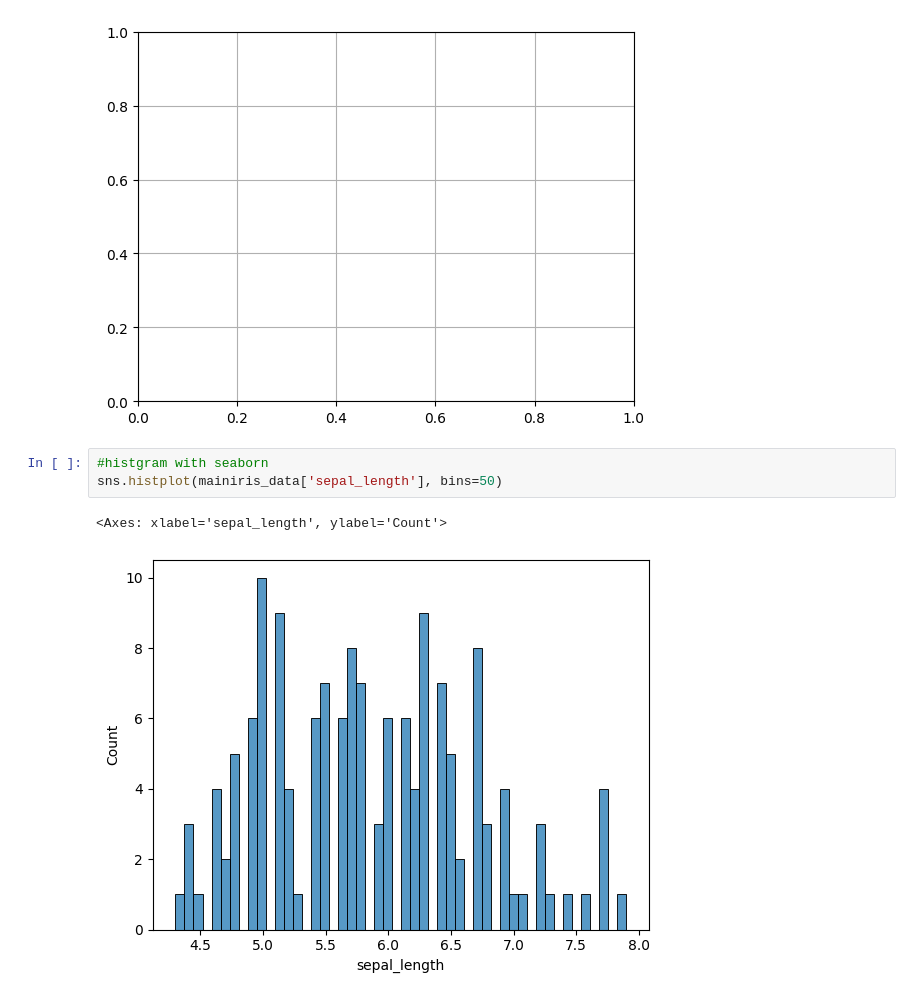
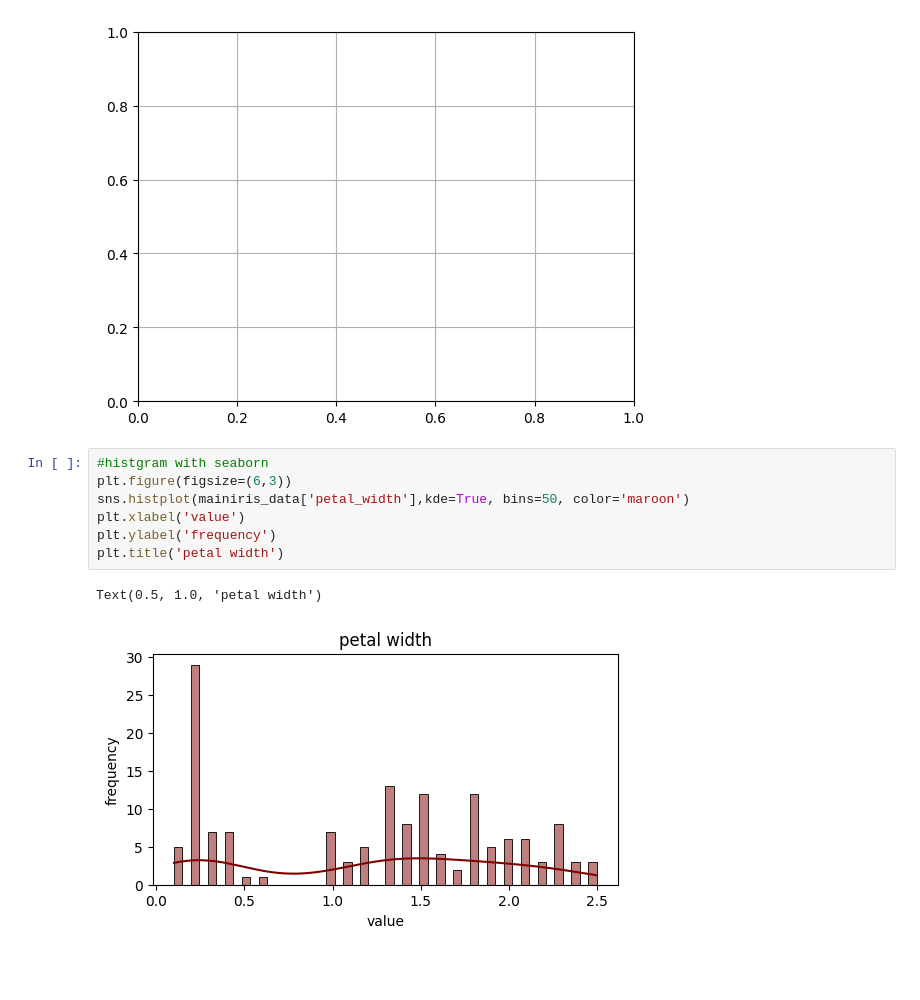
Before and after one commit to Md-Maruf-1727/LearningPractices, a Jupyter notebook: Vizualization/Vizualization1.ipynb, the cells around one changed output. Saved outputs shown, nothing was run; the diff lists cells and outputs as text; blank space fills up the shorter version.

```diff
--- a/Vizualization/Vizualization1.ipynb
+++ b/Vizualization/Vizualization1.ipynb
@@ -184,7 +184,11 @@ plt.grid()
 [figure]
 # %%
 #histgram with seaborn
-sns.histplot(mainiris_data['sepal_length'], bins=50)
+plt.figure(figsize=(6,3))
+sns.histplot(mainiris_data['petal_width'],kde=True, bins=50, color='maroon')
+plt.xlabel('value')
+plt.ylabel('frequency')
+plt.title('petal width')
 # %% [output]
-<Axes: xlabel='sepal_length', ylabel='Count'>
+Text(0.5, 1.0, 'petal width')
-[figure, old version]
+[figure, new version]
```
Also changed, not shown: parts of 2 cells of this notebook.
